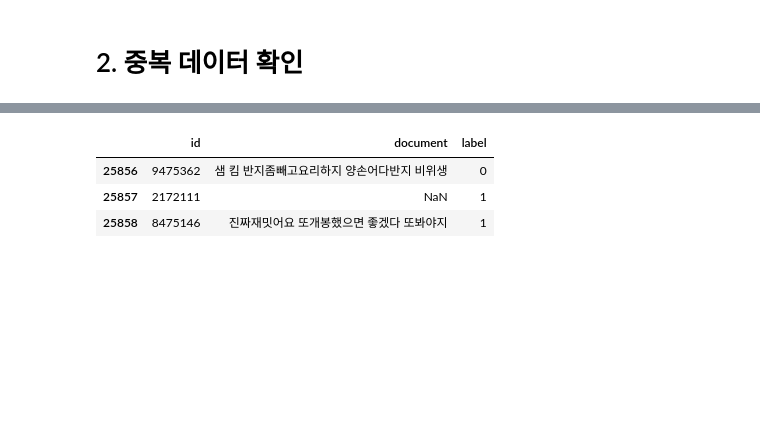
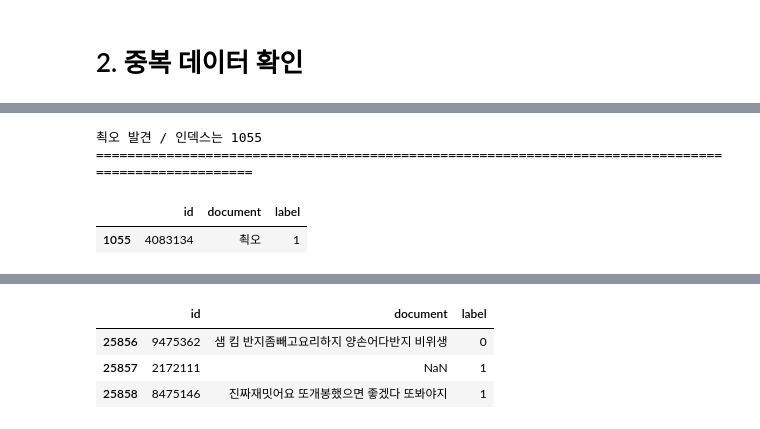
Before and after one commit to colinder/NaverMovieReviewNLP, a Jupyter notebook: Naver_영화_리뷰_감정분석.ipynb, the cells around one changed output, grey strips where cells are left out. Drawn from its saved outputs; the diff is of its cells as text; code cells hidden in the pictures; blank space fills up the shorter version.

```diff
--- a/Naver_영화_리뷰_감정분석.ipynb
+++ b/Naver_영화_리뷰_감정분석.ipynb
@@ -67,10 +97,23 @@ train_data[:10]
 # %%
-## 데이터 정제
+# 중복 데이터의 비율 확인
+print("중복 데이터 비율(ull 제외):", len(dupl)/len(train_data))
+
+print("="*100)
+
 # 중복검사
-print("중복을 제거한 데이터의 수: ",train_data["document"].nunique())
+print("document 고윳값(Null값 포함) 수: ",train_data["document"].nunique(dropna = False))   # nunique의 조건 dropna = False시 결측값 포함
+print("document 고윳값(Null값 제외) 수: ",train_data["document"].nunique())
 
+print("="*100)
 ## document열 기준 중복 데이터 제거 inplace=True (train_data을 변경)
 train_data.drop_duplicates(subset=['document'], inplace=True)
 
 print("중복제거 진행 후 데이터 수: ", len(train_data))
+
+
+print("="*100)
+# 테스트
+for i, v in enumerate(train_data['document']):
+  if v == "쵝오":
+    print("쵝오 발견 / 인덱스는",i+1 )
 # %% [output]
@@ -78,0 +128,13 @@ print("중복제거 진행 후 데이터 수: ", len(train_data))
+# %%
+## 중복값중 하나였던 '쵝오'의 인데스 및 갯수 확인
+for i, v in enumerate(train_data['document']):
+  if v == "쵝오":
+    print("쵝오 발견 / 인덱스는",i+1)
+
+print("="*100)
+train_data.loc[[1055]]
+# %% [output]
+쵝오 발견 / 인덱스는 1055
+====================================================================================================
+|  | id | document | label |
+| 1055 | 4083134 | 쵝오 | 1 |
```
Also changed, not shown: parts of 10 cells of this notebook.
